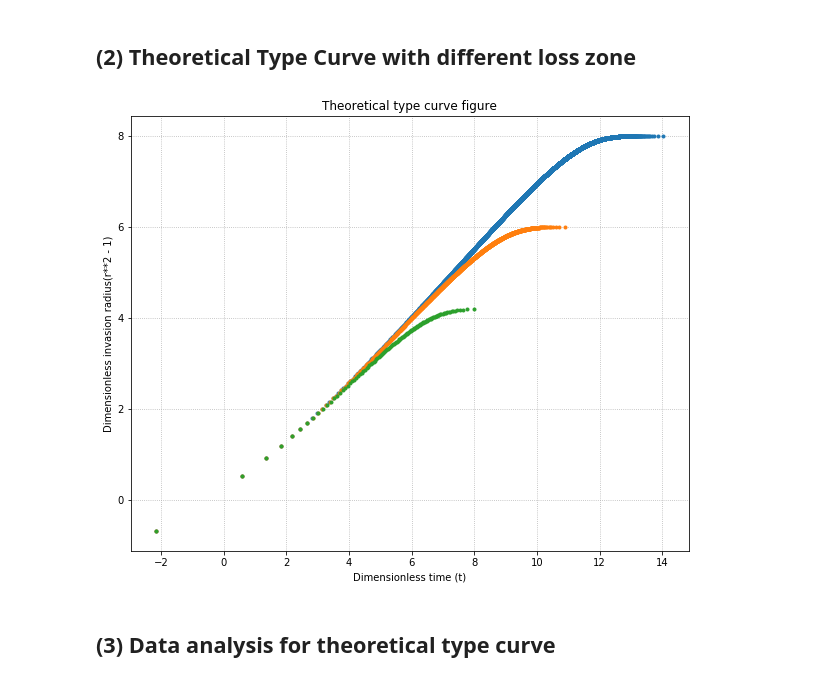
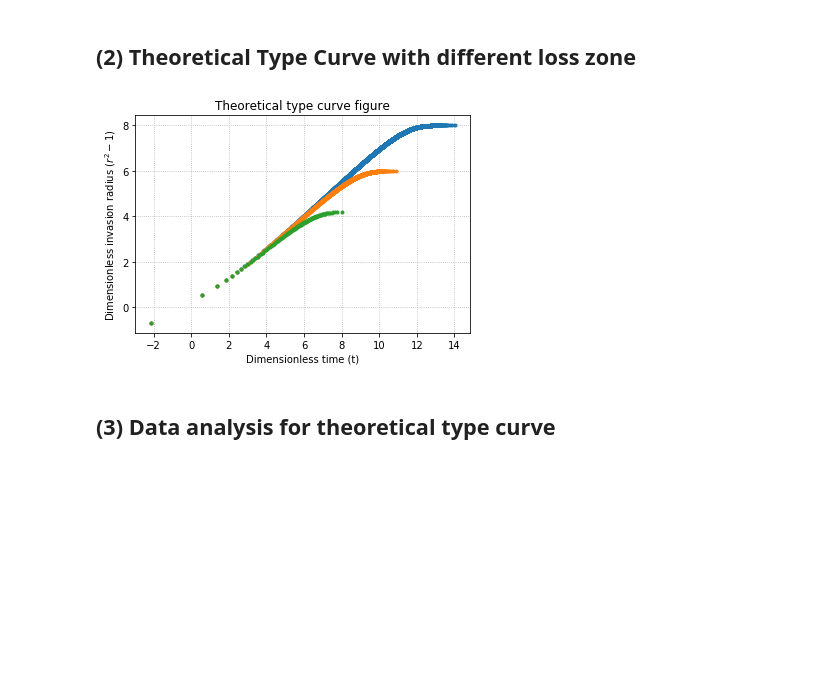
Before and after one commit to rui-ren/Simultaneous-Localization-and-Mapping, a Jupyter notebook: Linear Regression and Linearization of Drilling data.ipynb, the cells around one changed output. Saved outputs shown, nothing was run; the diff lists cells and outputs as text; code cells hidden in the pictures; blank space fills up the shorter version.

```diff
--- a/Linear Regression and Linearization of Drilling data.ipynb
+++ b/Linear Regression and Linearization of Drilling data.ipynb
@@ -207,38 +208,37 @@ Time_d = []
 
 for k,v in enumerate(Dimensionless_a):
 
     Radius_d_init = 1.1                            # the initial R_d
     Radius_d_alti = 1 + 1./v                       # the altimate R_d
 
     Radius_d = np.arange(Radius_d_init, Radius_d_alti)
     total_time_step = len(Radius_d)
     # calculation the time step matrices
     Rad_d.append(Radius_d);
 
 # seven matrices
 # use quad integration
 
 for k,a in enumerate(Dimensionless_a):
     Y = [quad(f,1.01,int_val)[0] for int_val in Rad_d[k]]
     Time_d.append(Y)
 
-plt.figure(figsize=(10,8))
+figure, ax3 = plt.subplots()
+
 for i in range(len(Dimensionless_a)):
     plt.plot(np.log10(Time_d[i]),np.log10(Rad_d[i]**2 - 1), '.')
 
 plt.title('Theoretical type curve figure')
 plt.xlabel('Dimensionless time (t)')
-plt.ylabel('Dimensionless invasion radius(r**2 - 1)')
+plt.ylabel('Dimensionless invasion radius $({r^2 - 1})$')
 # plt.legend()
 
-ax3 = plt.axes()
 ax3.xaxis.grid(True, which = 'Major', linestyle='dotted')
 ax3.yaxis.grid(True, which = 'Major', linestyle='dotted')
-
 # Good time_step algorithm.
 # Radius_d  the fluid invasion radius.
 # %% [output]
-[figure, old version]
+[figure, new version]
 # %% [markdown]
 ## (3) Data analysis for theoretical type curve
 # %% [markdown]
```
Also changed, not shown: parts of 11 cells of this notebook.
